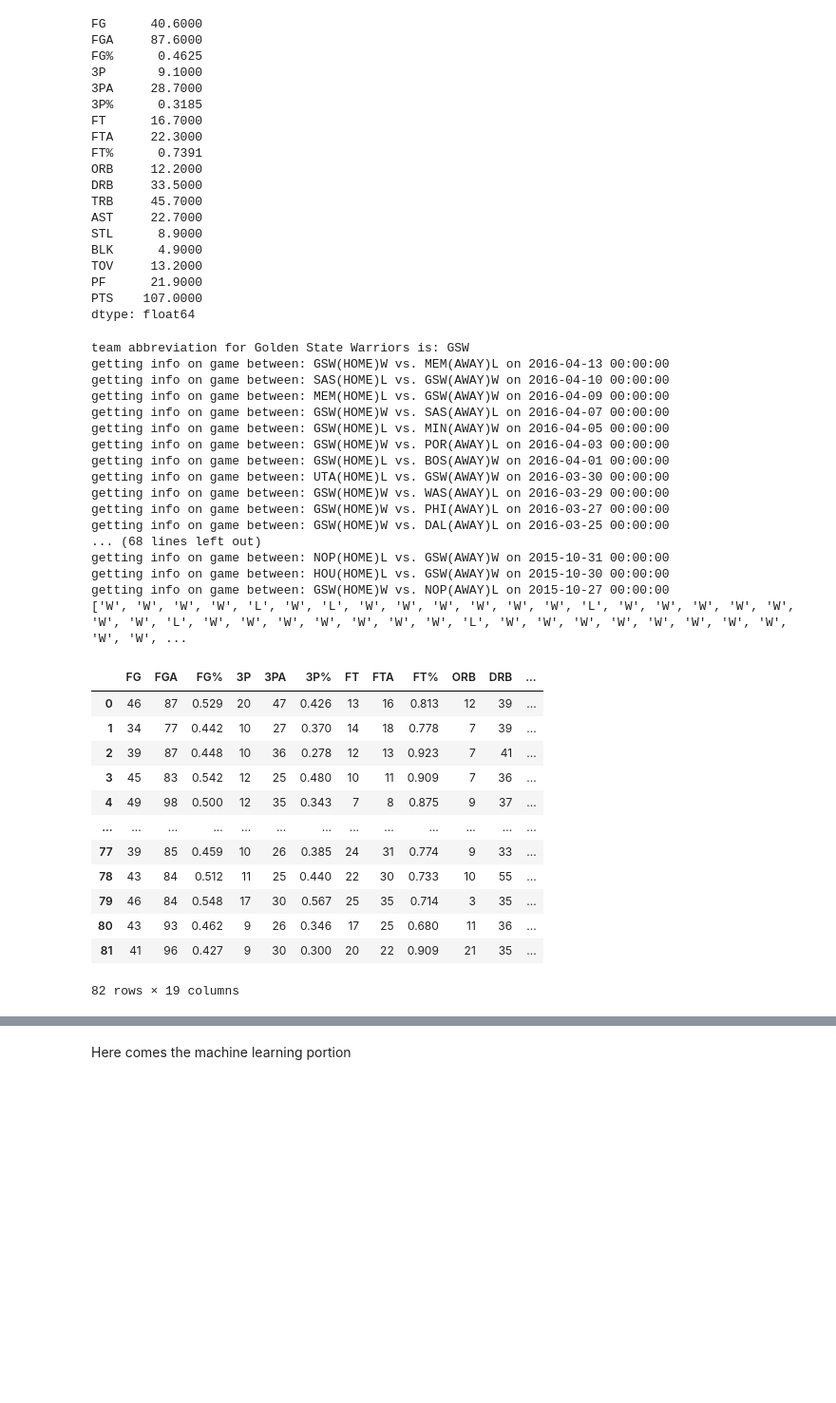
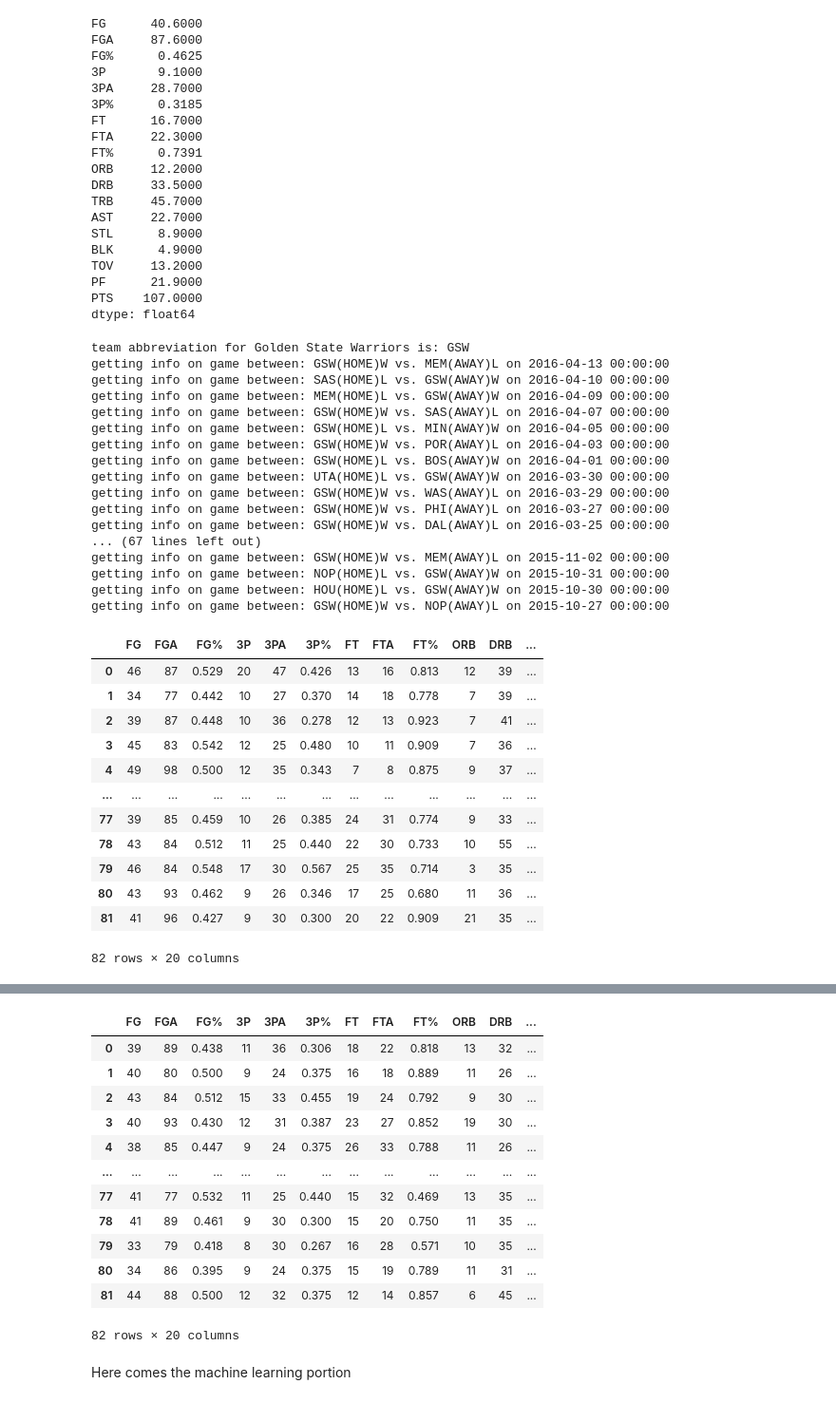
Before and after one commit to firedynasty/project-3, a Jupyter notebook: jeremy_folder/final_nba_prediction.ipynb, the cells around one changed output, grey strips where cells are left out. Shown: that part at 95% size. Cells and saved outputs as stored; diff of their text form; code cells hidden in the pictures; blank space fills up the shorter version.

```diff
--- a/jeremy_folder/final_nba_prediction.ipynb
+++ b/jeremy_folder/final_nba_prediction.ipynb
@@ -315,6 +315,7 @@ def getSeasonData(team, season_end_year):
     team_season_df = pd.concat(team_season).sort_values(by="DATE", ascending=False)
 
     season_data = []
+    dates = []
     win_loss = []
 
     for index, row in pd.DataFrame(team_season_df).iterrows():
@@ -339,6 +340,7 @@ def getSeasonData(team, season_end_year):
         team_box_score = pd.DataFrame(team_box_score[abbreviation]).tail(1)
 
         season_data.append(team_box_score)
+        dates.append(game_date)
         win_loss.append(team_result)
 
     season_stats = pd.concat(season_data)
@@ -367,6 +369,7 @@ def getSeasonData(team, season_end_year):
     season_stats_df["PF"] = season_stats_df["PF"].astype(int)
     season_stats_df["PTS"] = season_stats_df["PTS"].astype(int)
     season_stats_df["WIN/LOSS"] = win_loss
+    season_stats_df["DATE"] = dates
 
 #     print(str(win_loss))
 
@@ -386,11 +389,11 @@ getting info on game between: UTA(HOME)L vs. GSW(AWAY)W on 2016-03-30 00:00:00
 getting info on game between: GSW(HOME)W vs. WAS(AWAY)L on 2016-03-29 00:00:00
 getting info on game between: GSW(HOME)W vs. PHI(AWAY)L on 2016-03-27 00:00:00
 getting info on game between: GSW(HOME)W vs. DAL(AWAY)L on 2016-03-25 00:00:00
-... (68 lines left out)
+... (67 lines left out)
+getting info on game between: GSW(HOME)W vs. MEM(AWAY)L on 2015-11-02 00:00:00
 getting info on game between: NOP(HOME)L vs. GSW(AWAY)W on 2015-10-31 00:00:00
 getting info on game between: HOU(HOME)L vs. GSW(AWAY)W on 2015-10-30 00:00:00
 getting info on game between: GSW(HOME)W vs. NOP(AWAY)L on 2015-10-27 00:00:00
-['W', 'W', 'W', 'W', 'L', 'W', 'L', 'W', 'W', 'W', 'W', 'W', 'W', 'L', 'W', 'W', 'W', 'W', 'W', 'W', 'W', 'L', 'W', 'W', 'W', 'W', 'W', 'W', 'W', 'L', 'W', 'W', 'W', 'W', 'W', 'W', 'W', 'W', 'W', 'W', ...
 # %%
 gsw_season
 # %% [output]
@@ -406,7 +409,12 @@ gsw_season
 | 79 | 46 | 84 | 0.548 | 17 | 30 | 0.567 | 25 | 35 | 0.714 | 3 | 35 | ... |
 | 80 | 43 | 93 | 0.462 | 9 | 26 | 0.346 | 17 | 25 | 0.680 | 11 | 36 | ... |
 | 81 | 41 | 96 | 0.427 | 9 | 30 | 0.300 | 20 | 22 | 0.909 | 21 | 35 | ... |
-82 rows × 19 columns
+82 rows × 20 columns
 # %%
 #exporting as csv to for tableau visualizations
 gsw_season.to_csv("gsw_15-16.csv")
+# %%
+por_season = getSeasonData("Portland Trail Blazers", 2016)
+
+por_season
+# %% [output]
@@ -412,0 +438,13 @@ gsw_season.to_csv("gsw_15-16.csv")
+|  | FG | FGA | FG% | 3P | 3PA | 3P% | FT | FTA | FT% | ORB | DRB | ... |
+| 0 | 39 | 89 | 0.438 | 11 | 36 | 0.306 | 18 | 22 | 0.818 | 13 | 32 | ... |
+| 1 | 40 | 80 | 0.500 | 9 | 24 | 0.375 | 16 | 18 | 0.889 | 11 | 26 | ... |
+| 2 | 43 | 84 | 0.512 | 15 | 33 | 0.455 | 19 | 24 | 0.792 | 9 | 30 | ... |
+| 3 | 40 | 93 | 0.430 | 12 | 31 | 0.387 | 23 | 27 | 0.852 | 19 | 30 | ... |
+| 4 | 38 | 85 | 0.447 | 9 | 24 | 0.375 | 26 | 33 | 0.788 | 11 | 26 | ... |
+| ... | ... | ... | ... | ... | ... | ... | ... | ... | ... | ... | ... | ... |
+| 77 | 41 | 77 | 0.532 | 11 | 25 | 0.440 | 15 | 32 | 0.469 | 13 | 35 | ... |
+| 78 | 41 | 89 | 0.461 | 9 | 30 | 0.300 | 15 | 20 | 0.750 | 11 | 35 | ... |
+| 79 | 33 | 79 | 0.418 | 8 | 30 | 0.267 | 16 | 28 | 0.571 | 10 | 35 | ... |
+| 80 | 34 | 86 | 0.395 | 9 | 24 | 0.375 | 15 | 19 | 0.789 | 11 | 31 | ... |
+| 81 | 44 | 88 | 0.500 | 12 | 32 | 0.375 | 12 | 14 | 0.857 | 6 | 45 | ... |
+82 rows × 20 columns
```
Also changed, not shown: parts of 19 cells of this notebook, 2 other files.
